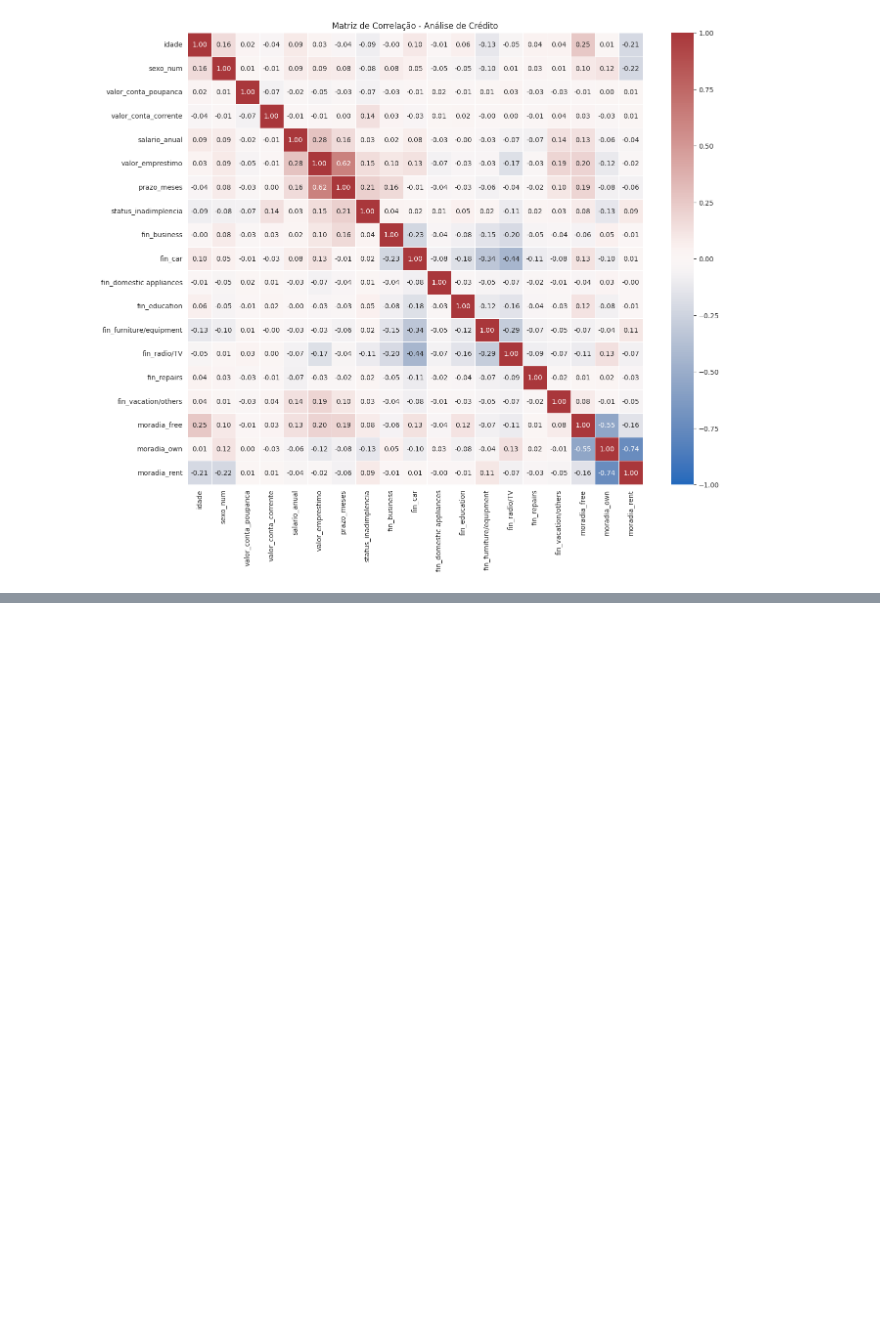
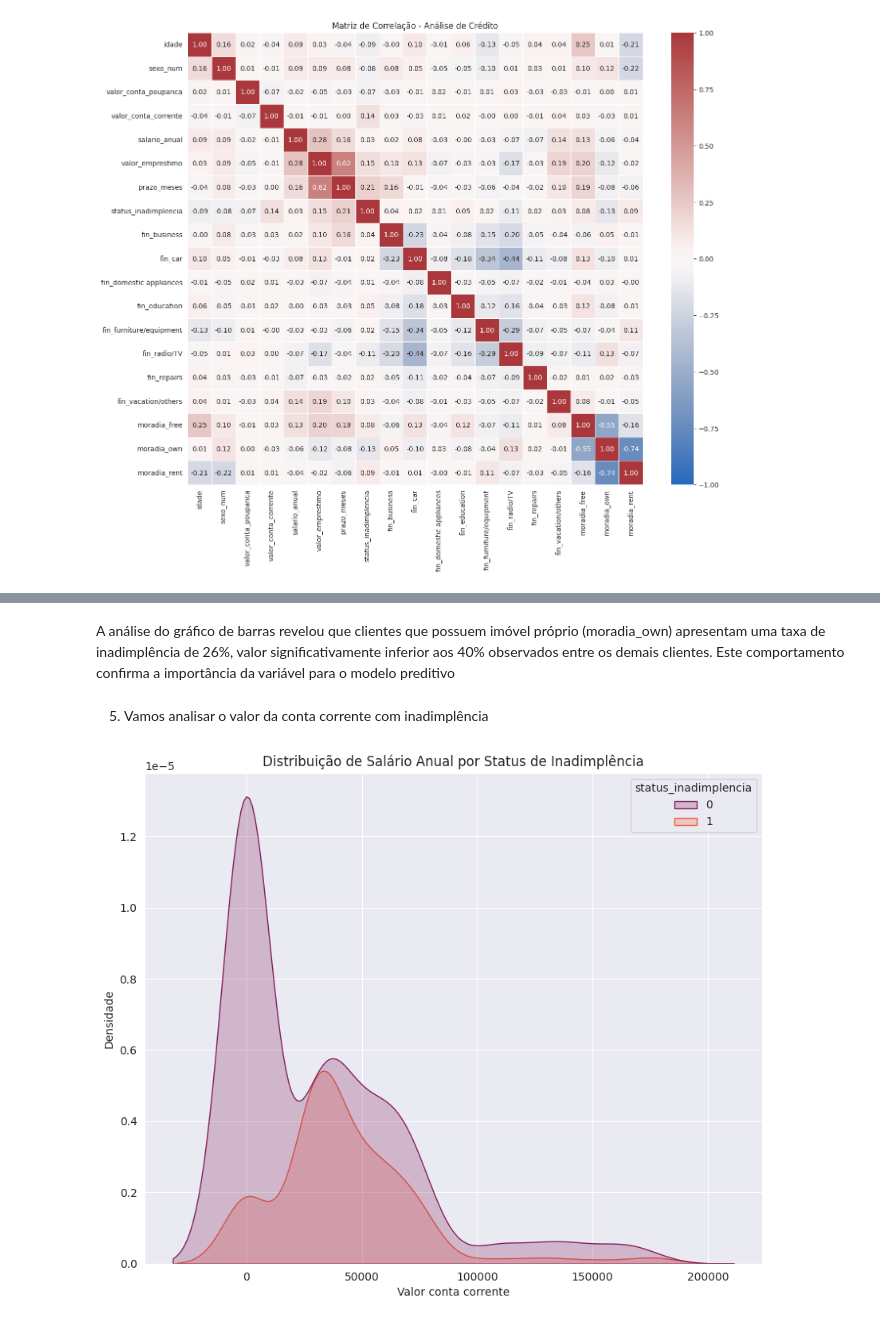
Before and after one commit to henriqueluza/Credit-Analysis-Model, a Jupyter notebook: notebooks/02_analise_exploratorioa.ipynb, the cells around one changed output, grey strips where cells are left out. Saved outputs shown, nothing was run; the diff lists cells and outputs as text; code cells hidden in the pictures; blank space fills up the shorter version.

```diff
--- a/notebooks/02_analise_exploratorioa.ipynb
+++ b/notebooks/02_analise_exploratorioa.ipynb
@@ -139,0 +147,14 @@ Com base nisso, podemos observar que as seguintes variáveis possuem um valor qu
+# %% [markdown]
+A análise do gráfico de barras revelou que clientes que possuem imóvel próprio (moradia_own) apresentam uma taxa de inadimplência de 26%, valor significativamente inferior aos 40% observados entre os demais clientes. Este comportamento confirma a importância da variável para o modelo preditivo
+# %% [markdown]
+5. Vamos analisar o valor da conta corrente com inadimplência
+# %%
+plt.figure(figsize=(10, 8))
+sns.kdeplot(data=df_correlation, x='valor_conta_corrente', hue='status_inadimplencia', fill=True, palette='rocket')
+
+plt.title('Distribuição de Salário Anual por Status de Inadimplência')
+plt.xlabel('Valor conta corrente')
+plt.ylabel('Densidade')
+plt.show()
+# %% [output]
+[figure, added]
```
Also changed, not shown: parts of 10 cells of this notebook.
